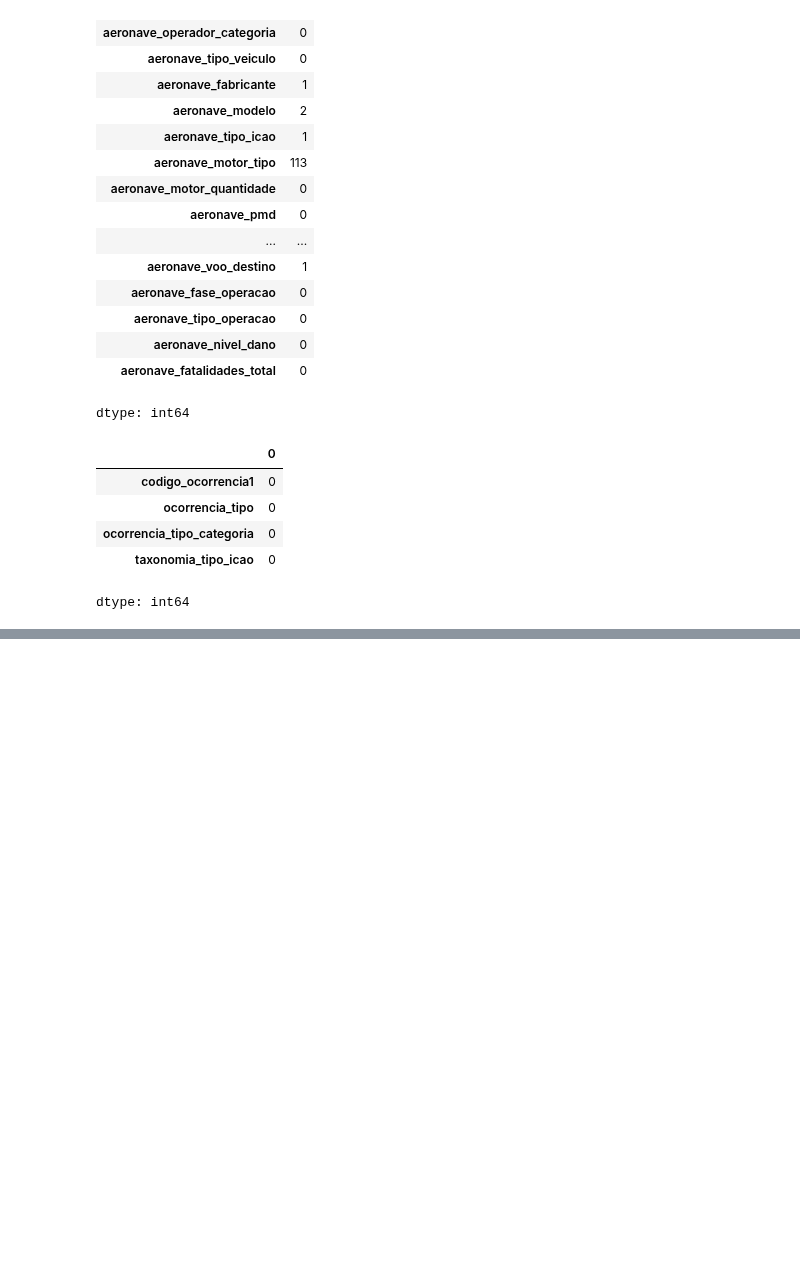
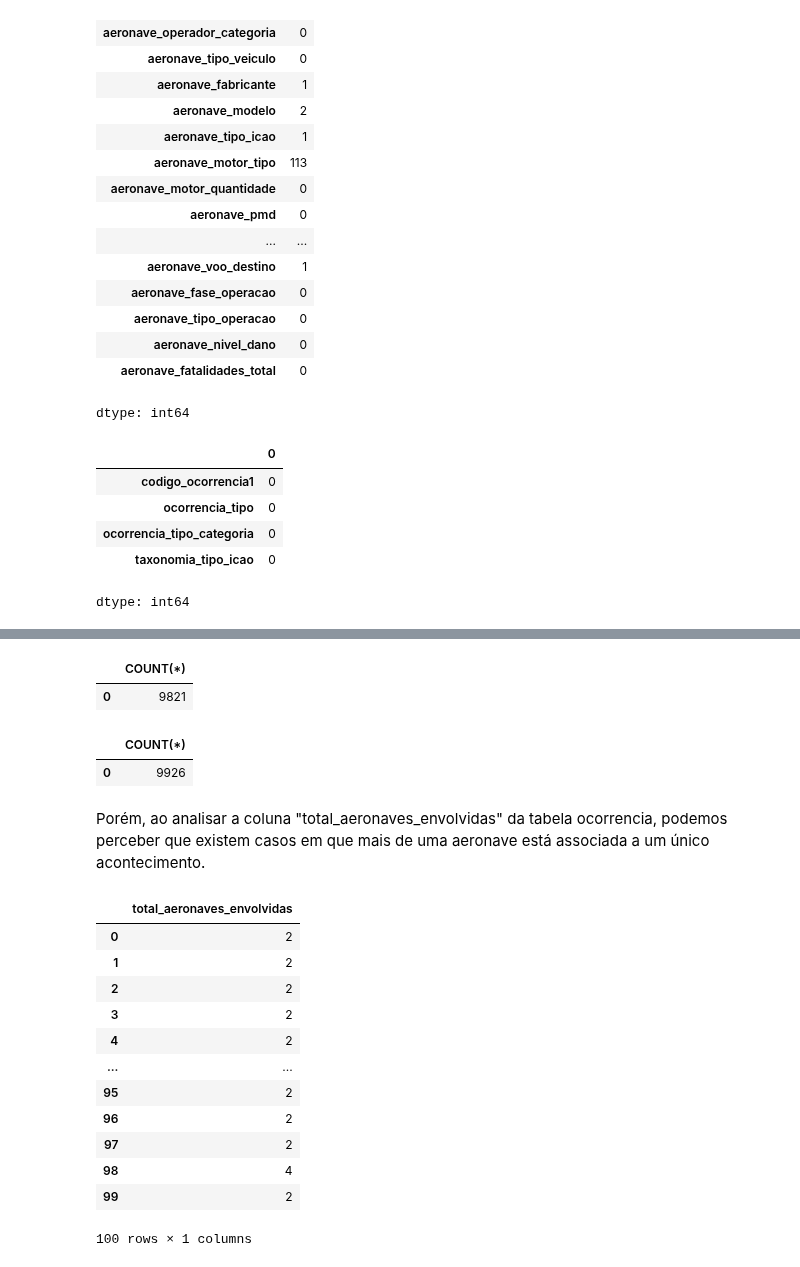
Before and after one commit to davivi-py/analise-acidentes-aereos-cenipa, a Jupyter notebook: análise.ipynb, the cells around one changed output, grey strips where cells are left out. Drawn from its saved outputs; the diff is of its cells as text; code cells hidden in the pictures; blank space fills up the shorter version.

Commit message:
investigando integridade do JOIN antes de fazer a primeira query

```diff
--- a/análise.ipynb
+++ b/análise.ipynb
@@ -103,0 +116,31 @@ dtype: int64
+# %%
+query_sem_join = """SELECT COUNT(*) FROM ocorrencia"""
+pd.read_sql_query(query_sem_join, con)
+# %% [output]
+|  | COUNT(*) |
+| 0 | 9821 |
+# %%
+query_com_join = """SELECT COUNT(*) FROM ocorrencia JOIN aeronave ON aeronave.codigo_ocorrencia2 = ocorrencia.codigo_ocorrencia2"""
+pd.read_sql_query(query_com_join, con)
+# %% [output]
+|  | COUNT(*) |
+| 0 | 9926 |
+# %% [markdown]
+Porém, ao analisar a coluna "total_aeronaves_envolvidas" da tabela ocorrencia, podemos perceber que existem casos em que mais de uma aeronave está associada a um único acontecimento.
+# %%
+query_aeronave_env = """ SELECT total_aeronaves_envolvidas FROM ocorrencia WHERE total_aeronaves_envolvidas > 1"""
+pd.read_sql_query(query_aeronave_env, con)
+# %% [output]
+|  | total_aeronaves_envolvidas |
+| 0 | 2 |
+| 1 | 2 |
+| 2 | 2 |
+| 3 | 2 |
+| 4 | 2 |
+| ... | ... |
+| 95 | 2 |
+| 96 | 2 |
+| 97 | 2 |
+| 98 | 4 |
+| 99 | 2 |
+100 rows × 1 columns
```
Also changed, not shown: parts of 8 cells of this notebook.
